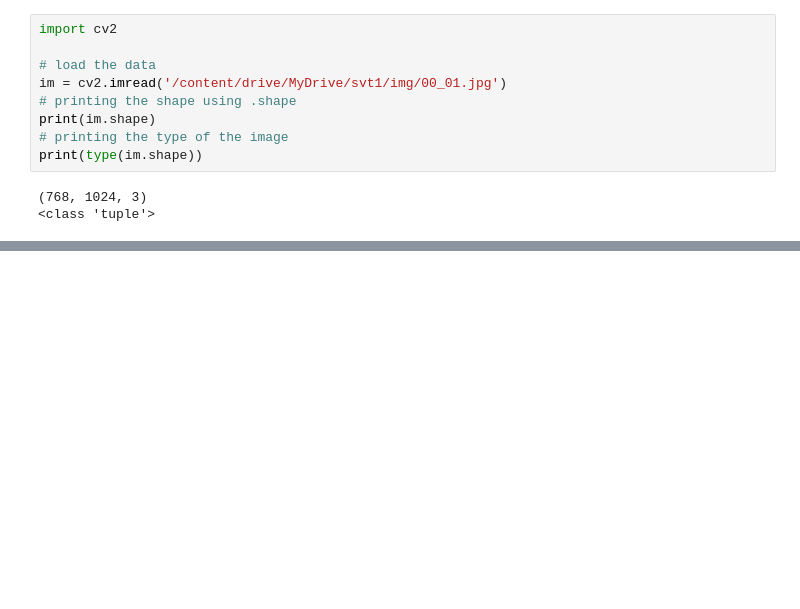
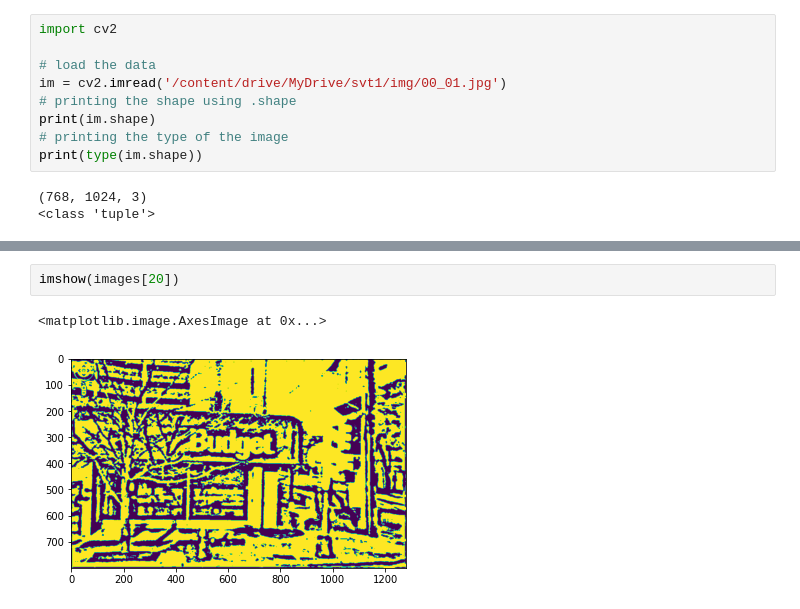
Before and after one commit to Tanmaiyee28/Python-Project-Street-View-Number-Detection, a Jupyter notebook: Source/FirstIteration.ipynb, the cells around one changed output, grey strips where cells are left out. Saved outputs shown, nothing was run; the diff lists cells and outputs as text; blank space fills up the shorter version.

```diff
--- a/Source/FirstIteration.ipynb
+++ b/Source/FirstIteration.ipynb
@@ -113,0 +105,5 @@ imshow(images[])
+# %%
+imshow(images[20])
+# %% [output]
+<matplotlib.image.AxesImage at 0x...>
+[figure, added]
```
Also changed, not shown: parts of 10 cells of this notebook.
